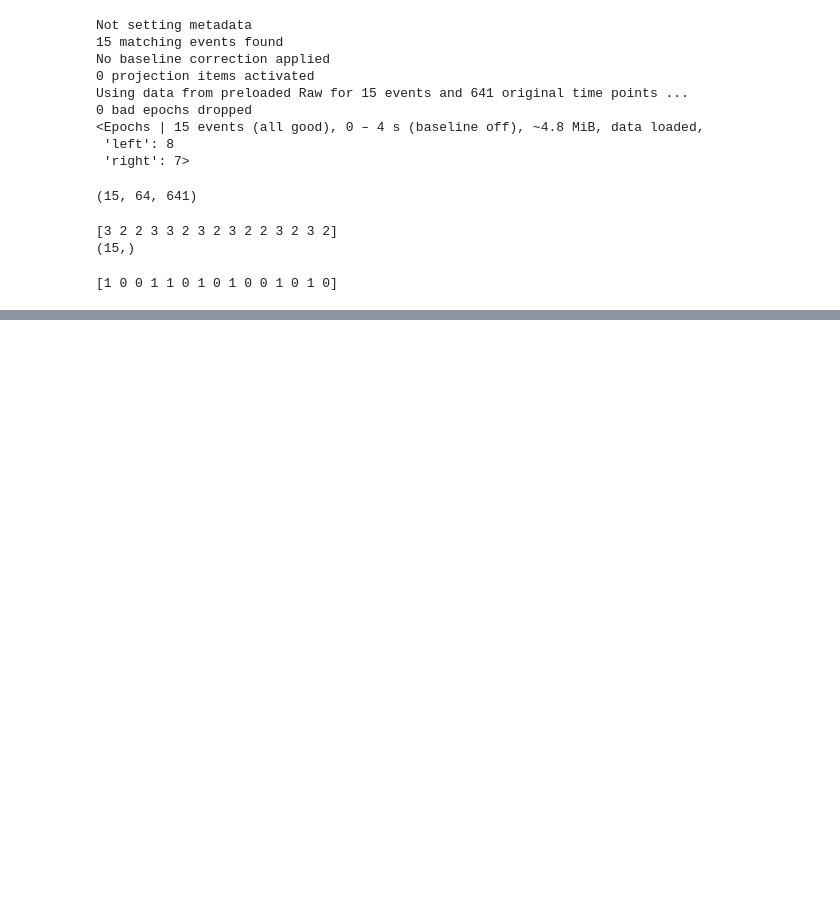
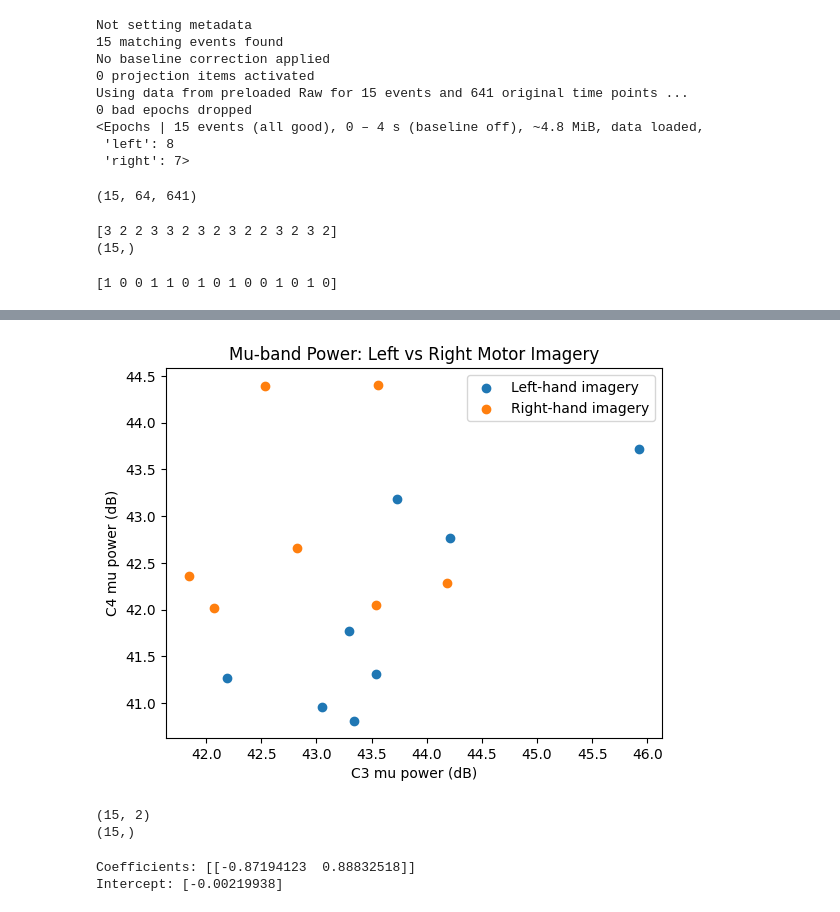
Before and after one commit to IsmaelDiop/eeg-motor-imagery, a Jupyter notebook: notebooks/01_explore_data.ipynb, the cells around one changed output, grey strips where cells are left out. Drawn from its saved outputs; the diff is of its cells as text; code cells hidden in the pictures; blank space fills up the shorter version.

```diff
--- a/notebooks/01_explore_data.ipynb
+++ b/notebooks/01_explore_data.ipynb
@@ -183,0 +252,11 @@ print(y_binary)
+# %%
+mu_mask = (freqs >= 8) & (freqs <= 13)
+
+mu_power = np.trapezoid(
+    psd_data[:, :, mu_mask],
+    freqs[mu_mask],
+    axis=2
+)
+
+print(mu_power.shape)
+print(mu_power)
@@ -183,0 +280,5 @@ print(y_binary)
+# %%
+mu_power_db = 10 * np.log10(mu_power * 1e12)
+
+print(mu_power_db.shape)
+print(mu_power_db)
@@ -183,0 +302,44 @@ print(y_binary)
+# %%
+plt.figure()
+
+plt.scatter(
+    mu_power_db[y_binary == 0, 0],
+    mu_power_db[y_binary == 0, 1],
+    label="Left-hand imagery"
+)
+
+plt.scatter(
+    mu_power_db[y_binary == 1, 0],
+    mu_power_db[y_binary == 1, 1],
+    label="Right-hand imagery"
+)
+
+plt.xlabel("C3 mu power (dB)")
+plt.ylabel("C4 mu power (dB)")
+plt.title("Mu-band Power: Left vs Right Motor Imagery")
+plt.legend()
+
+plt.show()
+# %% [output]
+[figure, added]
+# %%
+X_features = mu_power_db
+y_labels = y_binary
+
+print(X_features.shape)
+print(y_labels.shape)
+# %% [output]
+(15, 2)
+(15,)
+# %%
+from sklearn.linear_model import LogisticRegression
+
+model = LogisticRegression()
+
+model.fit(X_features, y_labels)
+
+print("Coefficients:", model.coef_)
+print("Intercept:", model.intercept_)
+# %% [output]
+Coefficients: [[-0.87194123  0.88832518]]
+Intercept: [-0.00219938]
```
Also changed, not shown: parts of 42 cells of this notebook, 2 other files.
